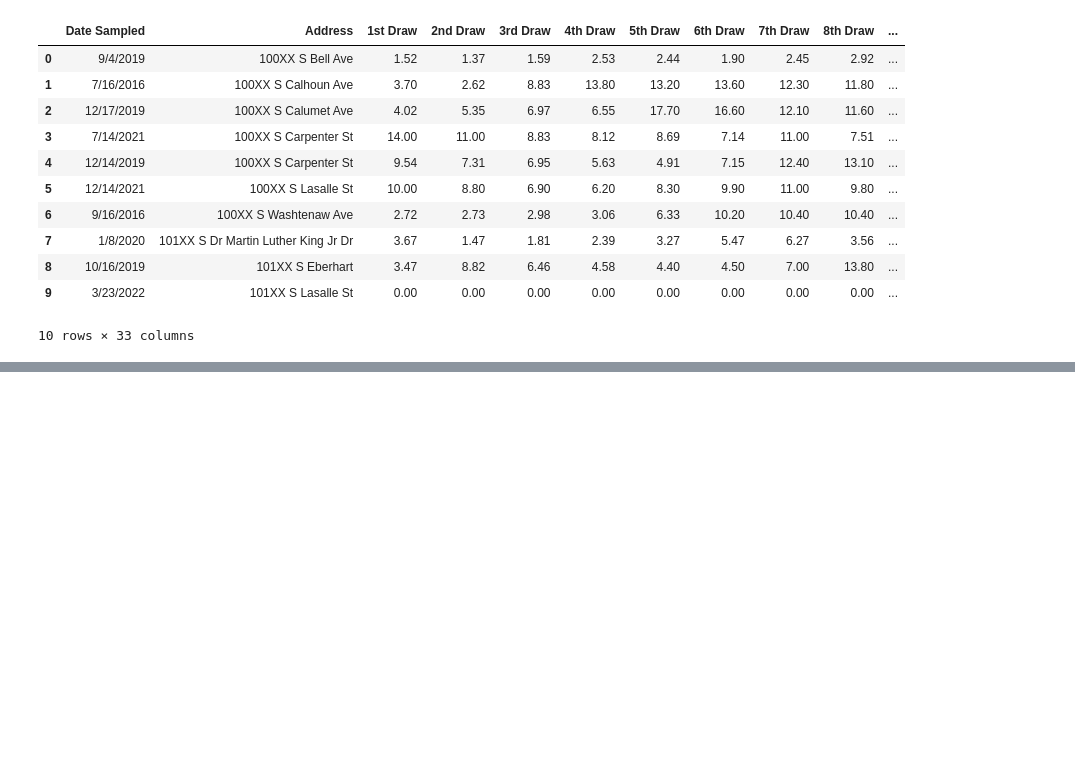
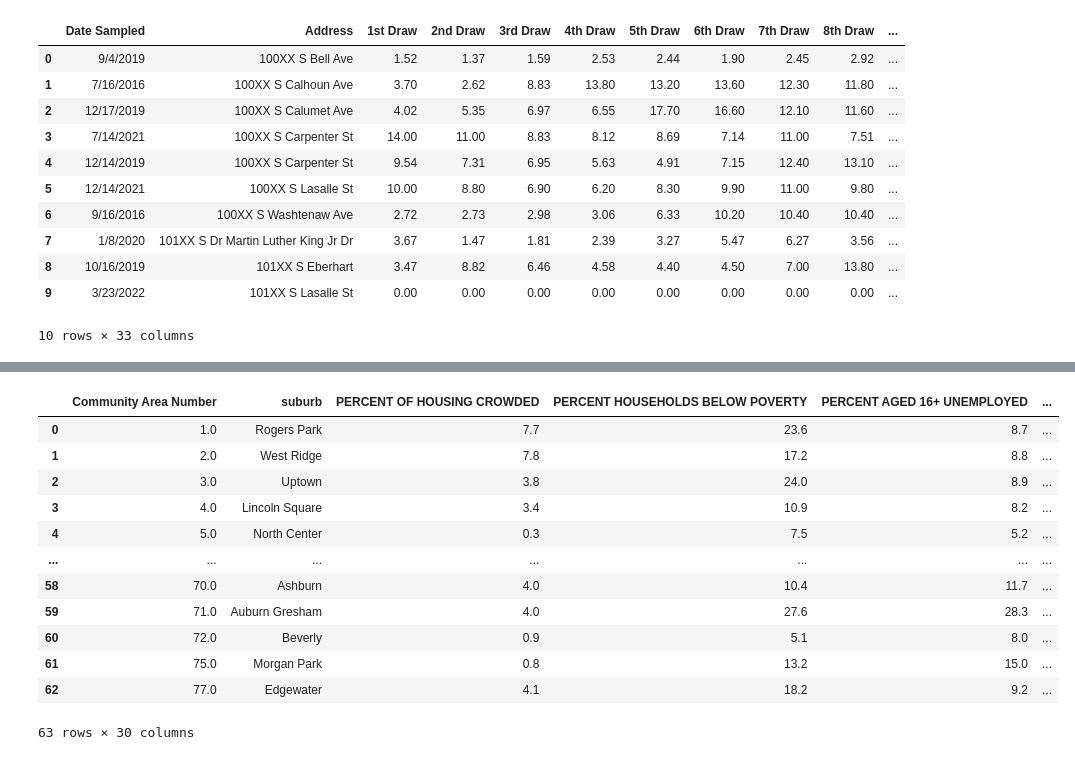
Before and after one commit to Environmental-Research-Group/data_analysis_22_23, a Jupyter notebook: kevinlin/intro.ipynb, the cells around one changed output, grey strips where cells are left out. Cells and saved outputs as stored; diff of their text form; code cells hidden in the pictures; blank space fills up the shorter version.

```diff
--- a/kevinlin/intro.ipynb
+++ b/kevinlin/intro.ipynb
@@ -234,0 +322,18 @@ sequential.to_csv("sequential_cleaned+geo_cleaned.csv", index=False)
+# %%
+FINAL_DF = pd.merge(crime_poverty, sequential_suburb, on="suburb")
+FINAL_DF.to_csv("lead_poverty_crime_avg_neighborhood.csv", index=False)
+FINAL_DF
+# %% [output]
+|  | Community Area Number | suburb | PERCENT OF HOUSING CROWDED | PERCENT HOUSEHOLDS BELOW POVERTY | PERCENT AGED 16+ UNEMPLOYED | ... |
+| 0 | 1.0 | Rogers Park | 7.7 | 23.6 | 8.7 | ... |
+| 1 | 2.0 | West Ridge | 7.8 | 17.2 | 8.8 | ... |
+| 2 | 3.0 | Uptown | 3.8 | 24.0 | 8.9 | ... |
+| 3 | 4.0 | Lincoln Square | 3.4 | 10.9 | 8.2 | ... |
+| 4 | 5.0 | North Center | 0.3 | 7.5 | 5.2 | ... |
+| ... | ... | ... | ... | ... | ... | ... |
+| 58 | 70.0 | Ashburn | 4.0 | 10.4 | 11.7 | ... |
+| 59 | 71.0 | Auburn Gresham | 4.0 | 27.6 | 28.3 | ... |
+| 60 | 72.0 | Beverly | 0.9 | 5.1 | 8.0 | ... |
+| 61 | 75.0 | Morgan Park | 0.8 | 13.2 | 15.0 | ... |
+| 62 | 77.0 | Edgewater | 4.1 | 18.2 | 9.2 | ... |
+63 rows × 30 columns
```
Also changed, not shown: parts of 6 cells of this notebook, 3 other files.
